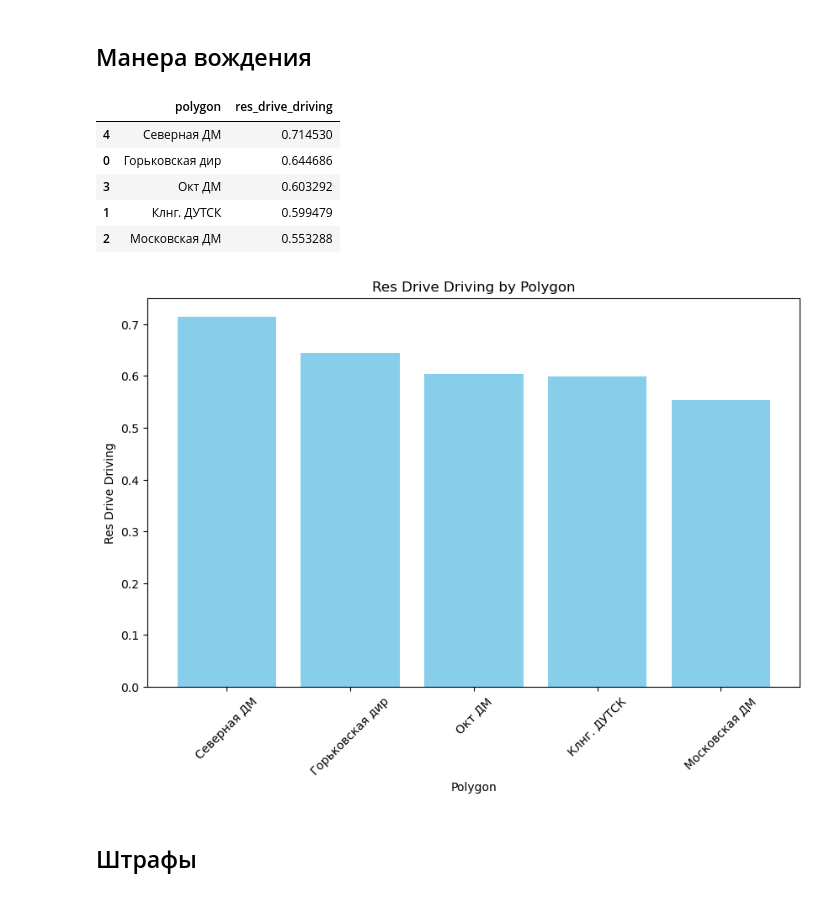
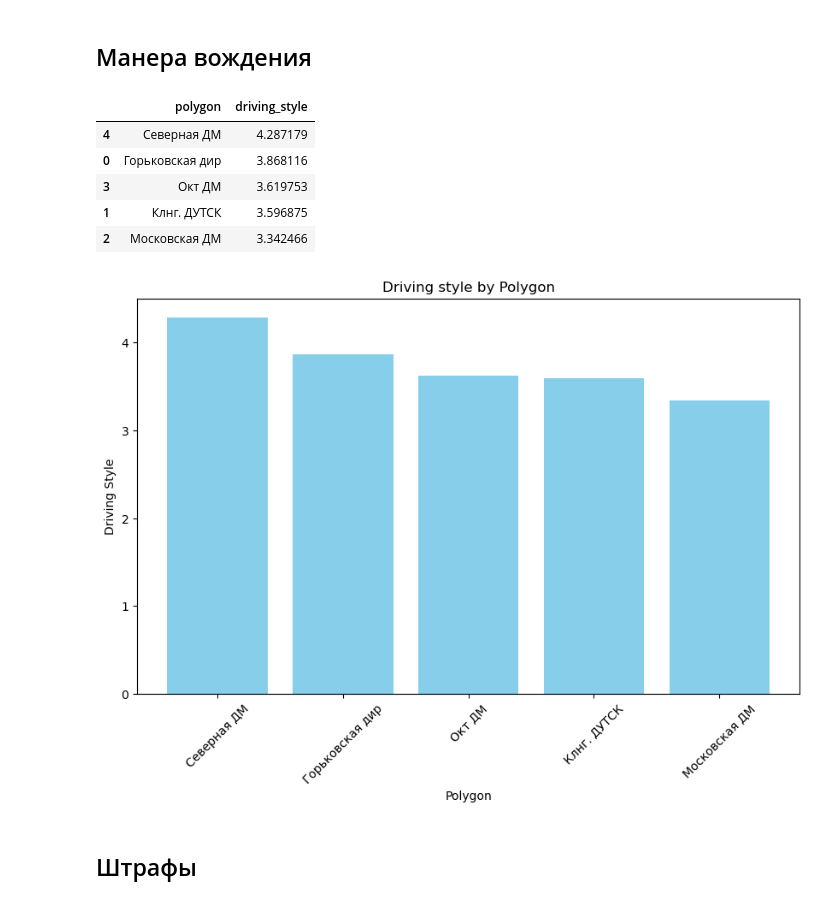
Before and after one commit to EgorAndrik/CP-Dashboards, a Jupyter notebook: models/graphs.ipynb, the cells around one changed output. Drawn from its saved outputs; the diff is of its cells as text; code cells hidden in the pictures.

```diff
--- a/models/graphs.ipynb
+++ b/models/graphs.ipynb
@@ -58,0 +44,13 @@ mileage_polygons
+# %%
+rate_polygons_group = df[df.leader == True].groupby('polygon')
+rate_polygons = rate_polygons_group[['mileage_list', 'mileage_telematics', 'penalty']].sum()
+rate_polygons = rate_polygons.join(rate_polygons_group[['driving_style']].mean())
+
+rate_polygons['mileage_deviation'] = (1 - (rate_polygons['mileage_list'] / rate_polygons['mileage_telematics'])).abs() * 100
+
+rate_polygons['driving_style_score'] = rate_polygons['driving_style'] / rate_polygons['driving_style'].max()
+
+rate_polygons['penalty_score'] = 1 - rate_polygons['penalty'] / rate_polygons['penalty'].max()
+
+rate_polygons = rate_polygons.reset_index()
+rate_polygons
@@ -59,28 +64,25 @@ mileage_polygons
 # %% [markdown]
 ## Манера вождения
 # %%
-graph1 = pd.DataFrame({'polygon': mileage_polygons['polygon'], 'res_drive_driving': mileage_polygons['res_drive_driving']})
-graph1_sorted = graph1.sort_values(by='res_drive_driving', ascending=False)
+graph1 = pd.DataFrame({'polygon': rate_polygons['polygon'], 'driving_style': rate_polygons['driving_style']})
+graph1_sorted = graph1.sort_values(by='driving_style', ascending=False)
 graph1_sorted
 # %% [output]
-|  | polygon | res_drive_driving |
-| 4 | Северная ДМ | 0.714530 |
-| 0 | Горьковская дир | 0.644686 |
-| 3 | Окт ДМ | 0.603292 |
-| 1 | Клнг. ДУТСК | 0.599479 |
-| 2 | Московская ДМ | 0.553288 |
+|  | polygon | driving_style |
+| 4 | Северная ДМ | 4.287179 |
+| 0 | Горьковская дир | 3.868116 |
+| 3 | Окт ДМ | 3.619753 |
+| 1 | Клнг. ДУТСК | 3.596875 |
+| 2 | Московская ДМ | 3.342466 |
 # %%
-graph1 = pd.DataFrame({'polygon': mileage_polygons['polygon'], 'res_drive_driving': mileage_polygons['res_drive_driving']})
-graph1_sorted = graph1.sort_values(by='res_drive_driving', ascending=False)
-
 plt.figure(figsize=(10, 6))
-plt.bar(graph1_sorted['polygon'], graph1_sorted['res_drive_driving'], color='skyblue')
+plt.bar(graph1_sorted['polygon'], graph1_sorted['driving_style'], color='skyblue')
 plt.xlabel('Polygon')
-plt.ylabel('Res Drive Driving')
-plt.title('Res Drive Driving by Polygon')
+plt.ylabel('Driving Style')
+plt.title('Driving style by Polygon')
 plt.xticks(rotation=45)
 plt.show()
 # %% [output]
-[figure, old version]
+[figure, new version]
 # %% [markdown]
 ## Штрафы
```
Also changed, not shown: parts of 19 cells of this notebook, 2 other files.
